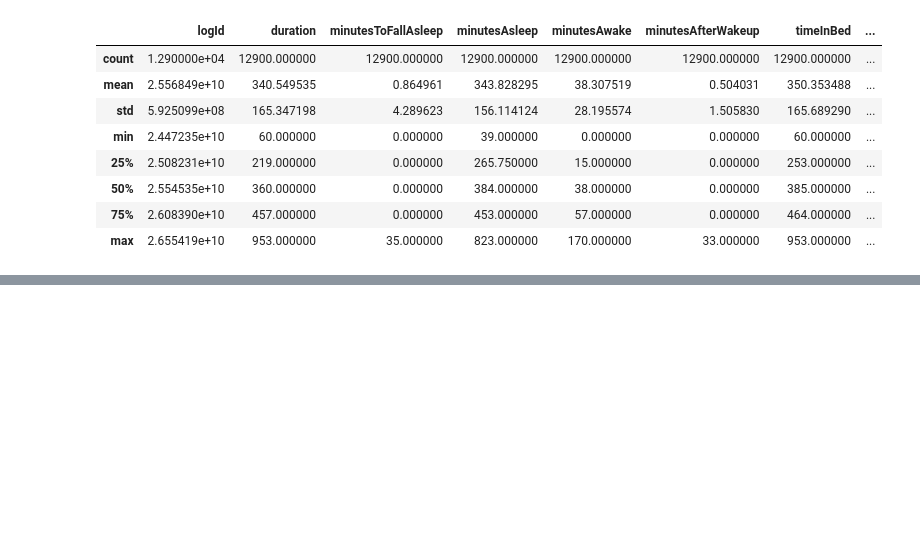
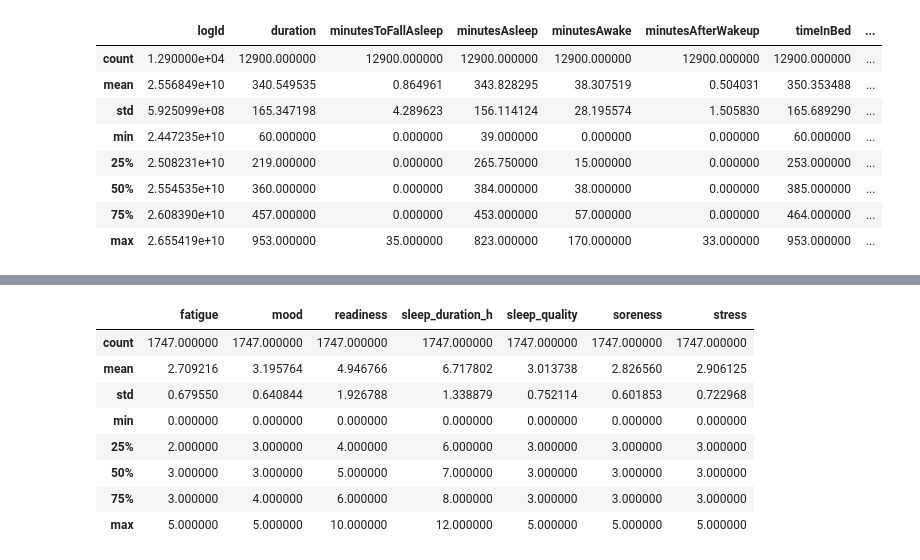
Before and after one commit to Glacierxdd40874/AIHG-Wearable, a Jupyter notebook: data_preprocessing/GAN-testing/GAN_synthesiser.ipynb, the cells around one changed output, grey strips where cells are left out. Cells and saved outputs as stored; diff of their text form; code cells hidden in the pictures; blank space fills up the shorter version.

```diff
--- a/data_preprocessing/GAN-testing/GAN_synthesiser.ipynb
+++ b/data_preprocessing/GAN-testing/GAN_synthesiser.ipynb
@@ -132,0 +278,12 @@ overall_sleep_final.to_csv("GAN_generated_data/overall_sleep_synthesised_100_par
+# %%
+wellness_data.describe()
+# %% [output]
+|  | fatigue | mood | readiness | sleep_duration_h | sleep_quality | soreness | stress |
+| count | 1747.000000 | 1747.000000 | 1747.000000 | 1747.000000 | 1747.000000 | 1747.000000 | 1747.000000 |
+| mean | 2.709216 | 3.195764 | 4.946766 | 6.717802 | 3.013738 | 2.826560 | 2.906125 |
+| std | 0.679550 | 0.640844 | 1.926788 | 1.338879 | 0.752114 | 0.601853 | 0.722968 |
+| min | 0.000000 | 0.000000 | 0.000000 | 0.000000 | 0.000000 | 0.000000 | 0.000000 |
+| 25% | 2.000000 | 3.000000 | 4.000000 | 6.000000 | 3.000000 | 3.000000 | 3.000000 |
+| 50% | 3.000000 | 3.000000 | 5.000000 | 7.000000 | 3.000000 | 3.000000 | 3.000000 |
+| 75% | 3.000000 | 4.000000 | 6.000000 | 8.000000 | 3.000000 | 3.000000 | 3.000000 |
+| max | 5.000000 | 5.000000 | 10.000000 | 12.000000 | 5.000000 | 5.000000 | 5.000000 |
```
Also changed, not shown: parts of 11 cells of this notebook.
